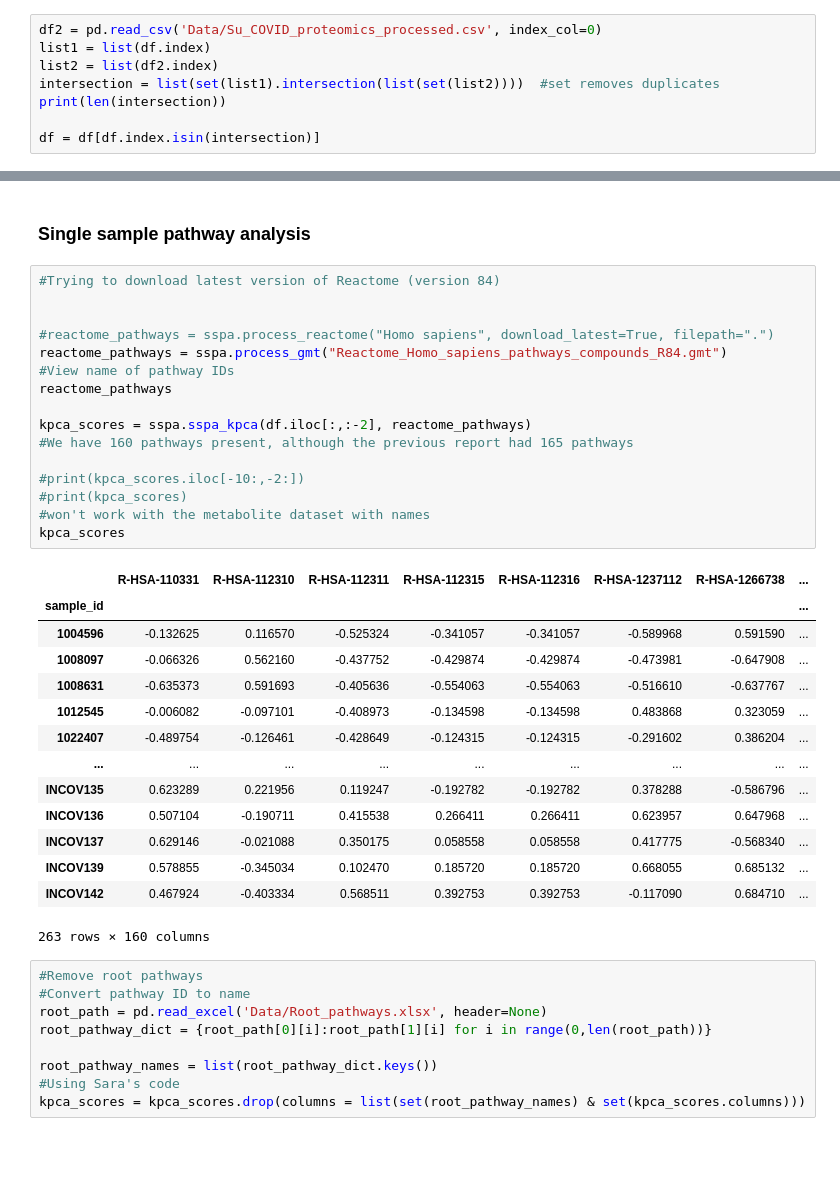
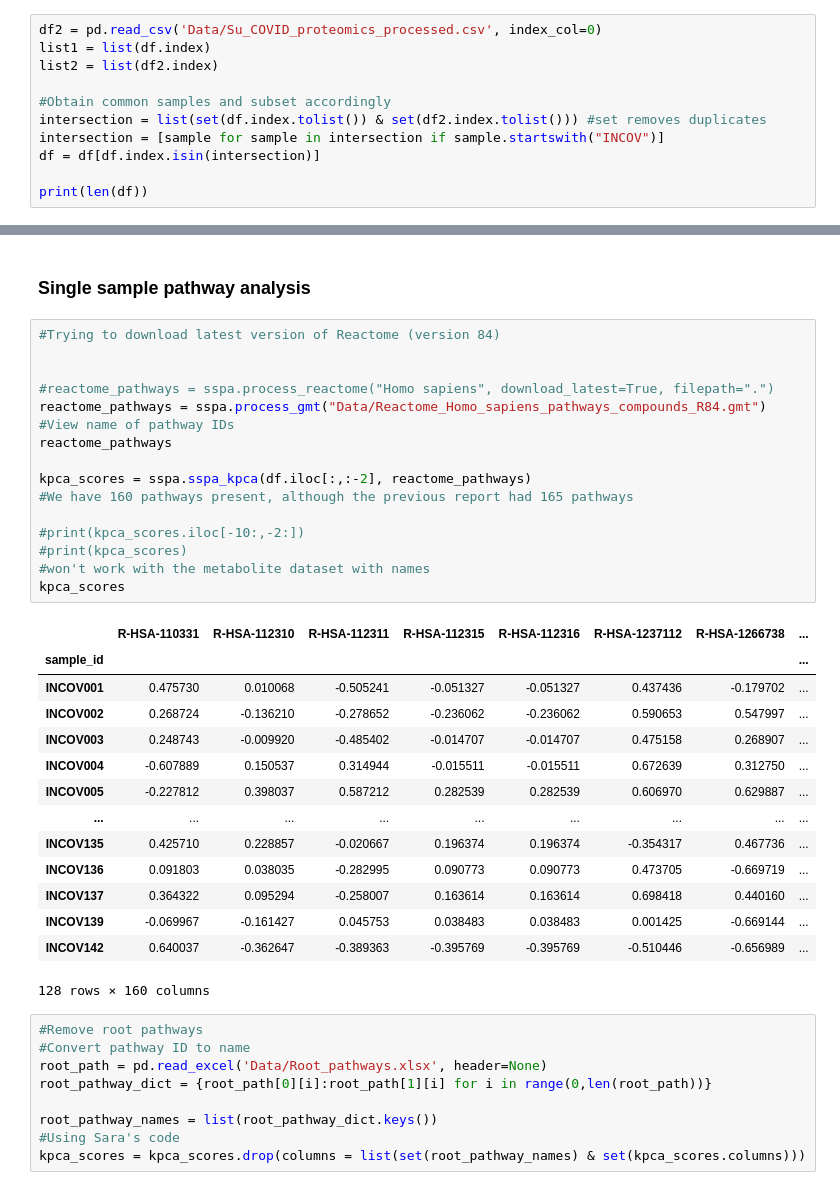
Before and after one commit to j-keung/multiomics-pathway-analysis, a Jupyter notebook: Metabolomic_data.ipynb, the cells around one changed output, grey strips where cells are left out. Cells and saved outputs as stored; diff of their text form; blank space fills up the shorter version.

```diff
--- a/Metabolomic_data.ipynb
+++ b/Metabolomic_data.ipynb
@@ -145,7 +145,10 @@ This is because there are only 18 samples in common between the metabolomic and
 df2 = pd.read_csv('Data/Su_COVID_proteomics_processed.csv', index_col=0)
 list1 = list(df.index)
 list2 = list(df2.index)
-intersection = list(set(list1).intersection(list(set(list2))))  #set removes duplicates
-print(len(intersection))
 
+#Obtain common samples and subset accordingly
+intersection = list(set(df.index.tolist()) & set(df2.index.tolist())) #set removes duplicates
+intersection = [sample for sample in intersection if sample.startswith("INCOV")]
 df = df[df.index.isin(intersection)]
+
+print(len(df))
@@ -157,34 +162,34 @@ df_severe = (df[(df["WHO_status"] == '3-4') | (df["WHO_status"] == '5-7')]) #83
 # %%
 #Trying to download latest version of Reactome (version 84)
 
 
 #reactome_pathways = sspa.process_reactome("Homo sapiens", download_latest=True, filepath=".")
-reactome_pathways = sspa.process_gmt("Reactome_Homo_sapiens_pathways_compounds_R84.gmt")
+reactome_pathways = sspa.process_gmt("Data/Reactome_Homo_sapiens_pathways_compounds_R84.gmt")
 #View name of pathway IDs
 reactome_pathways
 
 kpca_scores = sspa.sspa_kpca(df.iloc[:,:-2], reactome_pathways)
 #We have 160 pathways present, although the previous report had 165 pathways
 
 #print(kpca_scores.iloc[-10:,-2:])
 #print(kpca_scores)
 #won't work with the metabolite dataset with names
 kpca_scores
 # %% [output]
 |  | R-HSA-110331 | R-HSA-112310 | R-HSA-112311 | R-HSA-112315 | R-HSA-112316 | R-HSA-1237112 | R-HSA-1266738 | ... |
 | sample_id |  |  |  |  |  |  |  | ... |
-| 1004596 | -0.132625 | 0.116570 | -0.525324 | -0.341057 | -0.341057 | -0.589968 | 0.591590 | ... |
-| 1008097 | -0.066326 | 0.562160 | -0.437752 | -0.429874 | -0.429874 | -0.473981 | -0.647908 | ... |
-| 1008631 | -0.635373 | 0.591693 | -0.405636 | -0.554063 | -0.554063 | -0.516610 | -0.637767 | ... |
-| 1012545 | -0.006082 | -0.097101 | -0.408973 | -0.134598 | -0.134598 | 0.483868 | 0.323059 | ... |
-| 1022407 | -0.489754 | -0.126461 | -0.428649 | -0.124315 | -0.124315 | -0.291602 | 0.386204 | ... |
+| INCOV001 | 0.475730 | 0.010068 | -0.505241 | -0.051327 | -0.051327 | 0.437436 | -0.179702 | ... |
+| INCOV002 | 0.268724 | -0.136210 | -0.278652 | -0.236062 | -0.236062 | 0.590653 | 0.547997 | ... |
+| INCOV003 | 0.248743 | -0.009920 | -0.485402 | -0.014707 | -0.014707 | 0.475158 | 0.268907 | ... |
+| INCOV004 | -0.607889 | 0.150537 | 0.314944 | -0.015511 | -0.015511 | 0.672639 | 0.312750 | ... |
+| INCOV005 | -0.227812 | 0.398037 | 0.587212 | 0.282539 | 0.282539 | 0.606970 | 0.629887 | ... |
 | ... | ... | ... | ... | ... | ... | ... | ... | ... |
-| INCOV135 | 0.623289 | 0.221956 | 0.119247 | -0.192782 | -0.192782 | 0.378288 | -0.586796 | ... |
-| INCOV136 | 0.507104 | -0.190711 | 0.415538 | 0.266411 | 0.266411 | 0.623957 | 0.647968 | ... |
-| INCOV137 | 0.629146 | -0.021088 | 0.350175 | 0.058558 | 0.058558 | 0.417775 | -0.568340 | ... |
-| INCOV139 | 0.578855 | -0.345034 | 0.102470 | 0.185720 | 0.185720 | 0.668055 | 0.685132 | ... |
-| INCOV142 | 0.467924 | -0.403334 | 0.568511 | 0.392753 | 0.392753 | -0.117090 | 0.684710 | ... |
+| INCOV135 | 0.425710 | 0.228857 | -0.020667 | 0.196374 | 0.196374 | -0.354317 | 0.467736 | ... |
+| INCOV136 | 0.091803 | 0.038035 | -0.282995 | 0.090773 | 0.090773 | 0.473705 | -0.669719 | ... |
+| INCOV137 | 0.364322 | 0.095294 | -0.258007 | 0.163614 | 0.163614 | 0.698418 | 0.440160 | ... |
+| INCOV139 | -0.069967 | -0.161427 | 0.045753 | 0.038483 | 0.038483 | 0.001425 | -0.669144 | ... |
+| INCOV142 | 0.640037 | -0.362647 | -0.389363 | -0.395769 | -0.395769 | -0.510446 | -0.656989 | ... |
-263 rows × 160 columns
+128 rows × 160 columns
 # %%
 #Remove root pathways
 #Convert pathway ID to name
```
Also changed, not shown: parts of 20 cells of this notebook, 2 other files.
